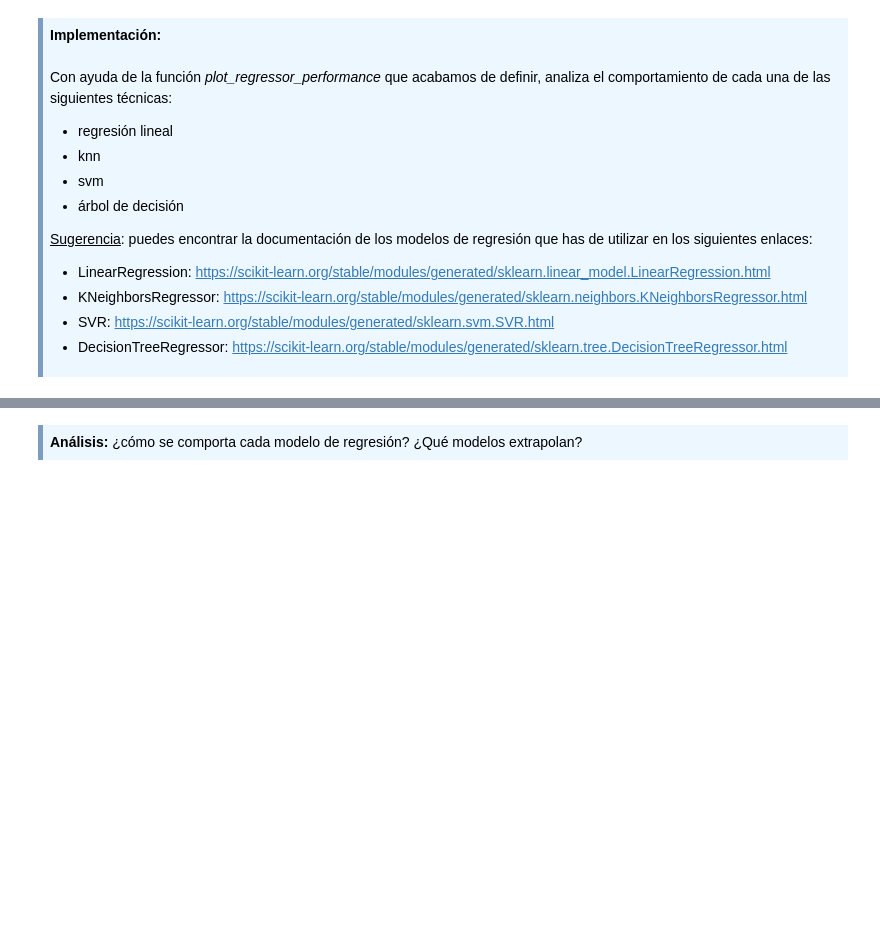
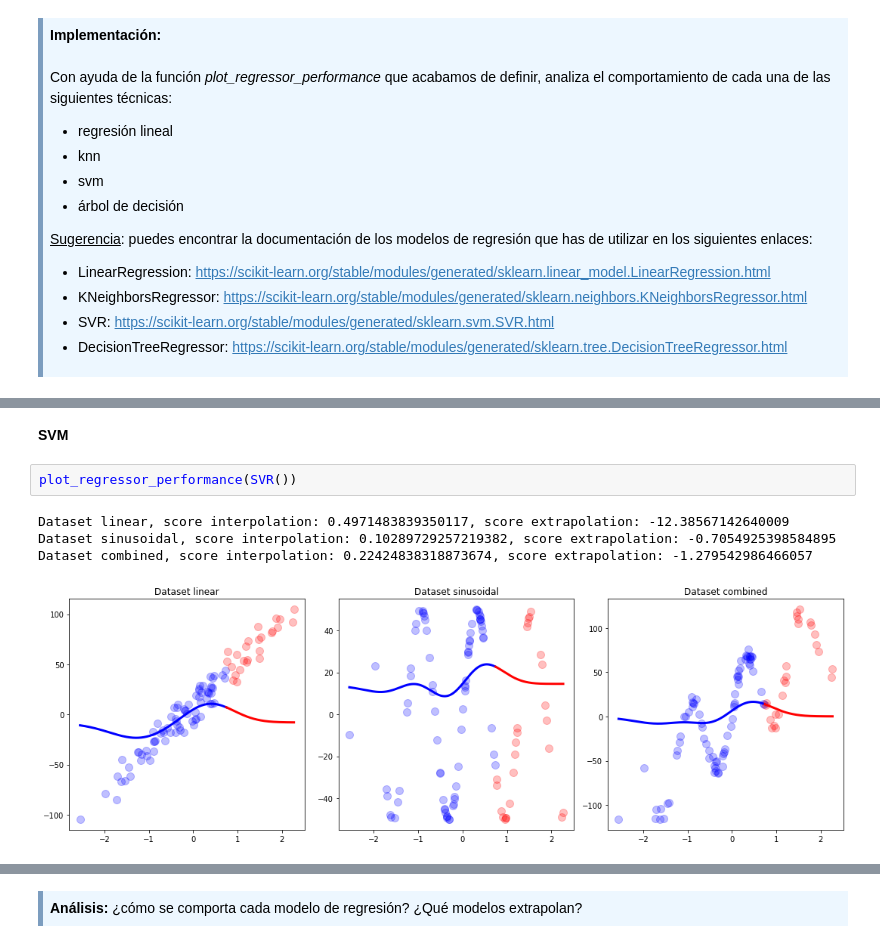
Before and after one commit to franjmelchor/MAMD-PEC4, a Jupyter notebook: code/20202_M2.855_PEC4-Enunciado.ipynb, the cells around one changed output, grey strips where cells are left out. Cells and saved outputs as stored; diff of their text form; blank space fills up the shorter version.

```diff
--- a/code/20202_M2.855_PEC4-Enunciado.ipynb
+++ b/code/20202_M2.855_PEC4-Enunciado.ipynb
@@ -132,0 +151,9 @@ Con ayuda de la función *plot_regressor_performance* que acabamos de definir, a
+# %% [markdown]
+**SVM**
+# %%
+plot_regressor_performance(SVR())
+# %% [output]
+Dataset linear, score interpolation: 0.4971483839350117, score extrapolation: -12.38567142640009
+Dataset sinusoidal, score interpolation: 0.10289729257219382, score extrapolation: -0.7054925398584895
+Dataset combined, score interpolation: 0.22424838318873674, score extrapolation: -1.279542986466057
+[figure, added]
```
Also changed, not shown: parts of 26 cells of this notebook.
